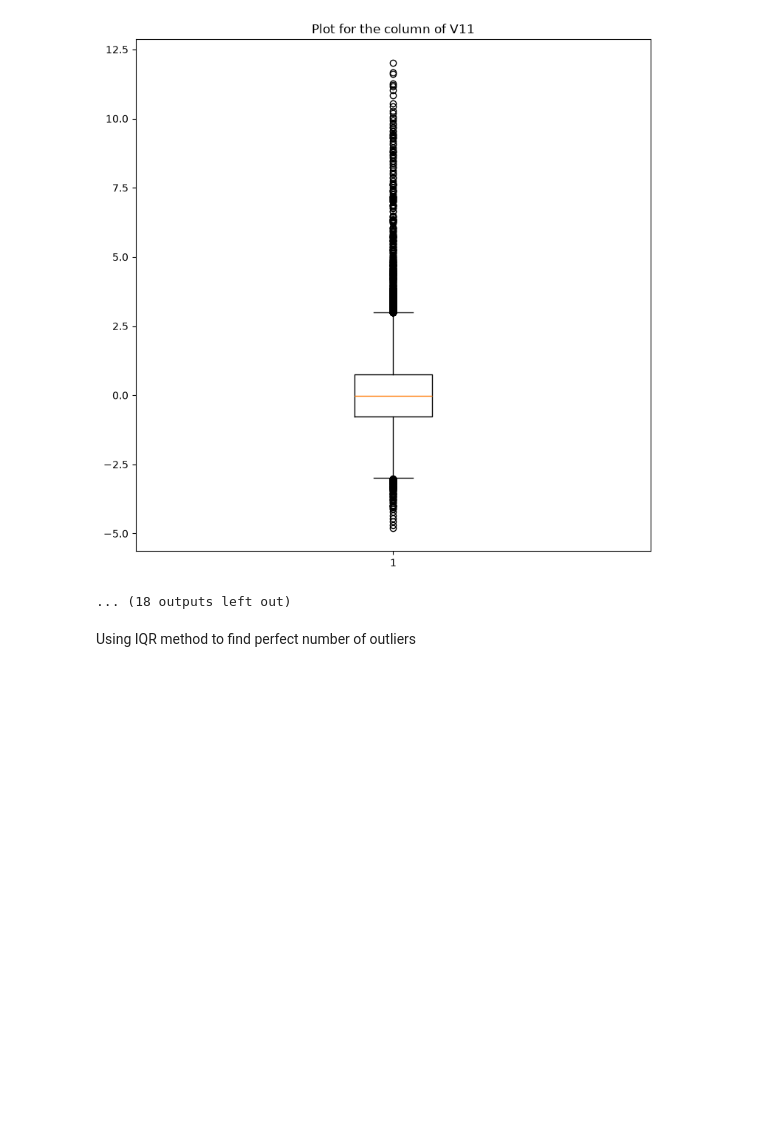
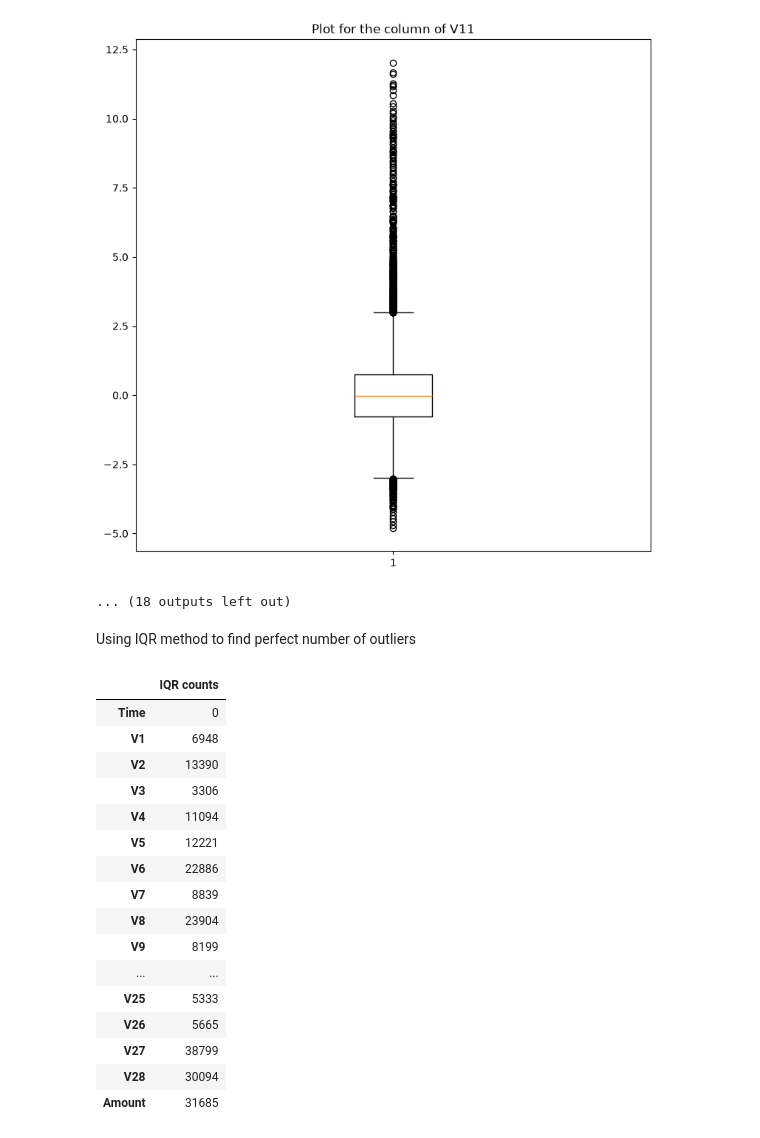
Before and after one commit to Dhairya-Dave-0204/Python-Learining, a Jupyter notebook: CreditCardFraudDetection/ModelTraining/FinalModel.ipynb, the cells around one changed output. Cells and saved outputs as stored; diff of their text form; code cells hidden in the pictures; blank space fills up the shorter version.

```diff
--- a/CreditCardFraudDetection/ModelTraining/FinalModel.ipynb
+++ b/CreditCardFraudDetection/ModelTraining/FinalModel.ipynb
@@ -123,3 +123,35 @@ for col in dfcopy.select_dtypes(include="float64"):
 ... (18 outputs left out)
 # %% [markdown]
 Using IQR method to find perfect number of outliers
+# %%
+iqr_counts = {}
+
+for col in dfcopy.select_dtypes(include="float64"):
+    Q1 = dfcopy[col].quantile(0.25)
+    Q3 = dfcopy[col].quantile(0.75)
+
+    IQR = Q3 - Q1
+
+    lower_limit, upper_limit = Q1 - 1.5 * IQR, Q3 + 1.5 * IQR
+
+    iqr_counts[col] = int(((dfcopy[col] < lower_limit) | (dfcopy[col] > upper_limit)).sum())
+
+pd.DataFrame({ "IQR counts": iqr_counts })
+# %% [output]
+|  | IQR counts |
+| Time | 0 |
+| V1 | 6948 |
+| V2 | 13390 |
+| V3 | 3306 |
+| V4 | 11094 |
+| V5 | 12221 |
+| V6 | 22886 |
+| V7 | 8839 |
+| V8 | 23904 |
+| V9 | 8199 |
+| ... | ... |
+| V25 | 5333 |
+| V26 | 5665 |
+| V27 | 38799 |
+| V28 | 30094 |
+| Amount | 31685 |
```
Also changed, not shown: parts of 13 cells of this notebook, 1 other file.
